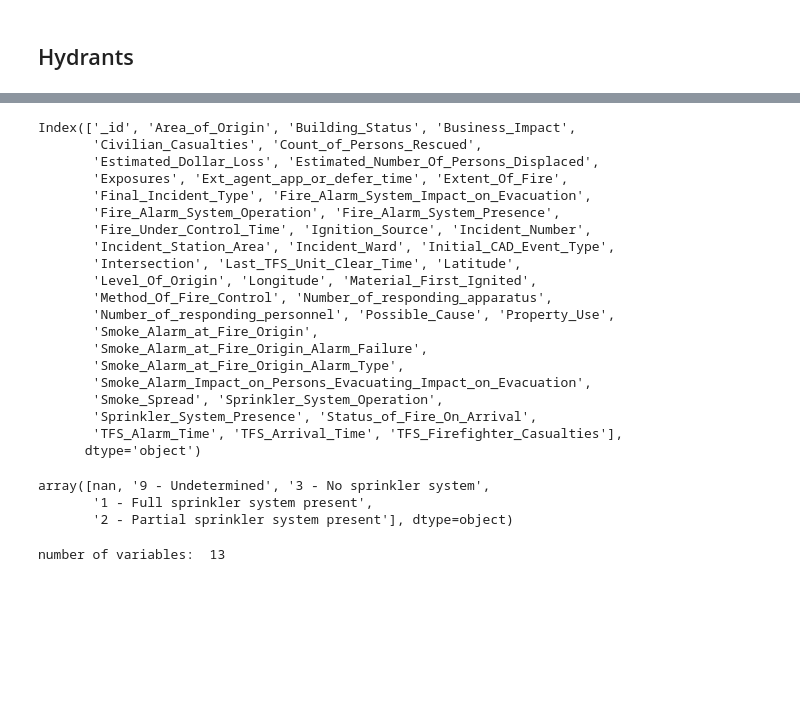
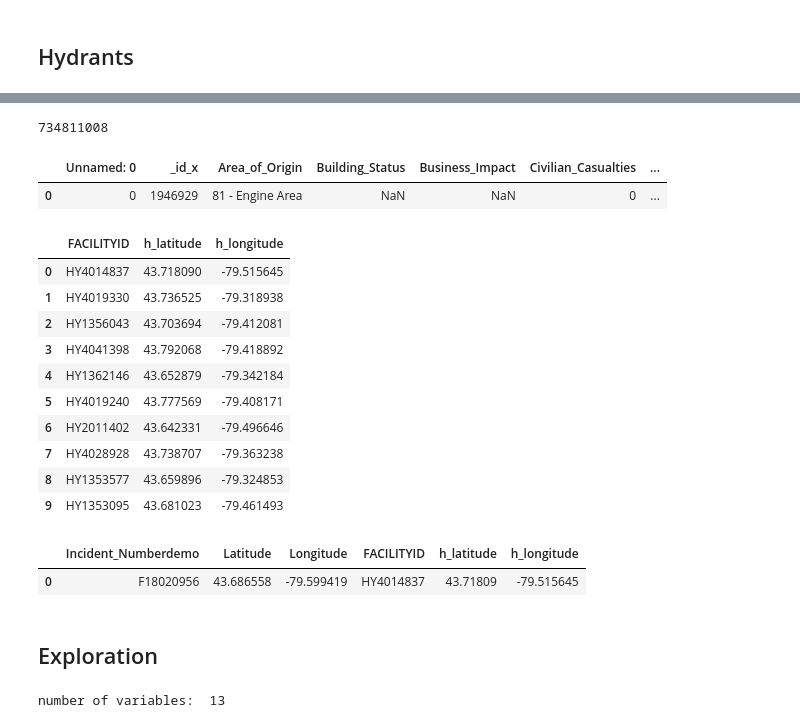
Before and after one commit to JimenaBaripatti/FeatureEngineering, a Jupyter notebook: Fire_Data_Exploration.ipynb, the cells around one changed output, grey strips where cells are left out. Saved outputs shown, nothing was run; the diff lists cells and outputs as text; code cells hidden in the pictures; blank space fills up the shorter version.

```diff
--- a/Fire_Data_Exploration.ipynb
+++ b/Fire_Data_Exploration.ipynb
@@ -387,6 +424,10 @@ df_hyd.head()
+# %%
+#remove invalid latitudes
+
+df_hyd.drop(index= df_hyd[df_hyd['h_latitude'].str.startswith('4') == False].index, inplace=True)
 # %%
-df_hyd['h_longitude'] = df_hyd['geometry'].str[37:51]
-df_hyd['h_latitude'] = df_hyd['geometry'].str[53:-2]
+df_hyd['h_longitude'] = pd.to_numeric(df_hyd['h_longitude'])
+df_hyd['h_latitude'] = pd.to_numeric(df_hyd['h_latitude'])
 # %%
-df_hyd.drop(columns=['geometry', 'X_COORDINATE', 'Y_COORDINATE'], inplace=True)
+#df_hyd.drop(columns=['geometry', 'X_COORDINATE', 'Y_COORDINATE'], inplace=True)
 # %%
@@ -396,29 +451,27 @@ Index(['_id', 'FACILITYID', 'LOCDESC', 'h_longitude', 'h_latitude'], dtype='obje
-# %%
-df_incidents.columns
-# %% [output]
-Index(['_id', 'Area_of_Origin', 'Building_Status', 'Business_Impact',
-       'Civilian_Casualties', 'Count_of_Persons_Rescued',
-       'Estimated_Dollar_Loss', 'Estimated_Number_Of_Persons_Displaced',
-       'Exposures', 'Ext_agent_app_or_defer_time', 'Extent_Of_Fire',
-       'Final_Incident_Type', 'Fire_Alarm_System_Impact_on_Evacuation',
-       'Fire_Alarm_System_Operation', 'Fire_Alarm_System_Presence',
-       'Fire_Under_Control_Time', 'Ignition_Source', 'Incident_Number',
-       'Incident_Station_Area', 'Incident_Ward', 'Initial_CAD_Event_Type',
-       'Intersection', 'Last_TFS_Unit_Clear_Time', 'Latitude',
-       'Level_Of_Origin', 'Longitude', 'Material_First_Ignited',
-       'Method_Of_Fire_Control', 'Number_of_responding_apparatus',
-       'Number_of_responding_personnel', 'Possible_Cause', 'Property_Use',
-       'Smoke_Alarm_at_Fire_Origin',
-       'Smoke_Alarm_at_Fire_Origin_Alarm_Failure',
-       'Smoke_Alarm_at_Fire_Origin_Alarm_Type',
-       'Smoke_Alarm_Impact_on_Persons_Evacuating_Impact_on_Evacuation',
-       'Smoke_Spread', 'Sprinkler_System_Operation',
-       'Sprinkler_System_Presence', 'Status_of_Fire_On_Arrival',
-       'TFS_Alarm_Time', 'TFS_Arrival_Time', 'TFS_Firefighter_Casualties'],
-      dtype='object')
-# %%
-df_incidents['Sprinkler_System_Presence'].unique()
-# %% [output]
-array([nan, '9 - Undetermined', '3 - No sprinkler system',
-       '1 - Full sprinkler system present',
-       '2 - Partial sprinkler system present'], dtype=object)
+# %%
+#calculate distance
+df.shape[0] * df_hyd.shape[0]
+# %% [output]
+734811008
+# %%
+df[:1]
+# %% [output]
+|  | Unnamed: 0 | _id_x | Area_of_Origin | Building_Status | Business_Impact | Civilian_Casualties | ... |
+| 0 | 0 | 1946929 | 81 - Engine Area | NaN | NaN | 0 | ... |
+# %%
+df_test = df[['Incident_Numberdemo', 'Latitude', 'Longitude']][:10].copy()
+df_hyd_test = df_hyd[['FACILITYID', 'h_latitude' ,'h_longitude']][:10].copy()
+# %%
+df_hyd_test
+# %% [output]
+|  | FACILITYID | h_latitude | h_longitude |
+| 0 | HY4014837 | 43.718090 | -79.515645 |
+| 1 | HY4019330 | 43.736525 | -79.318938 |
+| 2 | HY1356043 | 43.703694 | -79.412081 |
+| 3 | HY4041398 | 43.792068 | -79.418892 |
+| 4 | HY1362146 | 43.652879 | -79.342184 |
+| 5 | HY4019240 | 43.777569 | -79.408171 |
+| 6 | HY2011402 | 43.642331 | -79.496646 |
+| 7 | HY4028928 | 43.738707 | -79.363238 |
+| 8 | HY1353577 | 43.659896 | -79.324853 |
+| 9 | HY1353095 | 43.681023 | -79.461493 |
@@ -424,0 +482,5 @@ array([nan, '9 - Undetermined', '3 - No sprinkler system',
+# %%
+df_cross_test[:1]
+# %% [output]
+|  | Incident_Numberdemo | Latitude | Longitude | FACILITYID | h_latitude | h_longitude |
+| 0 | F18020956 | 43.686558 | -79.599419 | HY4014837 | 43.71809 | -79.515645 |
@@ -425,3 +522,5 @@ array([nan, '9 - Undetermined', '3 - No sprinkler system',
+# %% [markdown]
+## Exploration
 # %%
 #removed Incident number since it's an ID
 variables_jimena = ['Building_Status', 'Business_Impact', 'Count_of_Persons_Rescued', 'Estimated_Dollar_Loss', 'Estimated_Number_Of_Persons_Displaced', 'Exposures', 'Extent_Of_Fire', 'Final_Incident_Type', 'Fire_Alarm_System_Impact_on_Evacuation', 'Fire_Alarm_System_Operation', 'Fire_Alarm_System_Presence', 'Ignition_Source', 'Initial_CAD_Event_Type']
```
Also changed, not shown: parts of 22 cells of this notebook.
